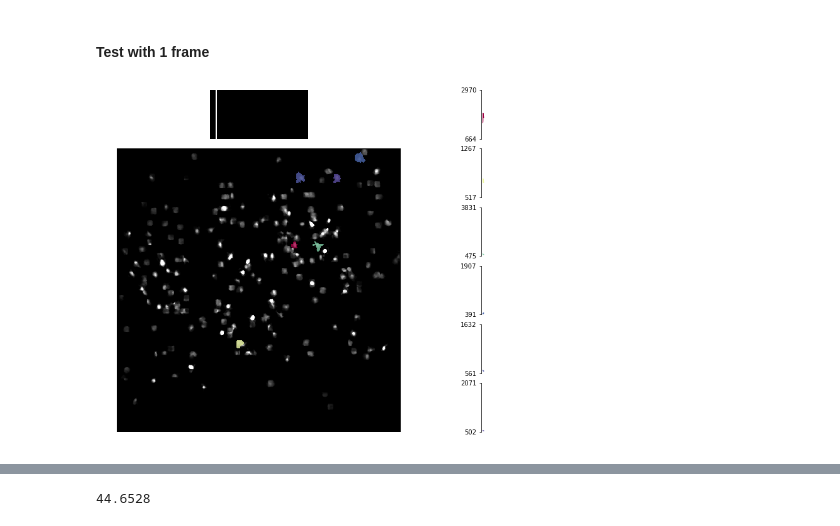
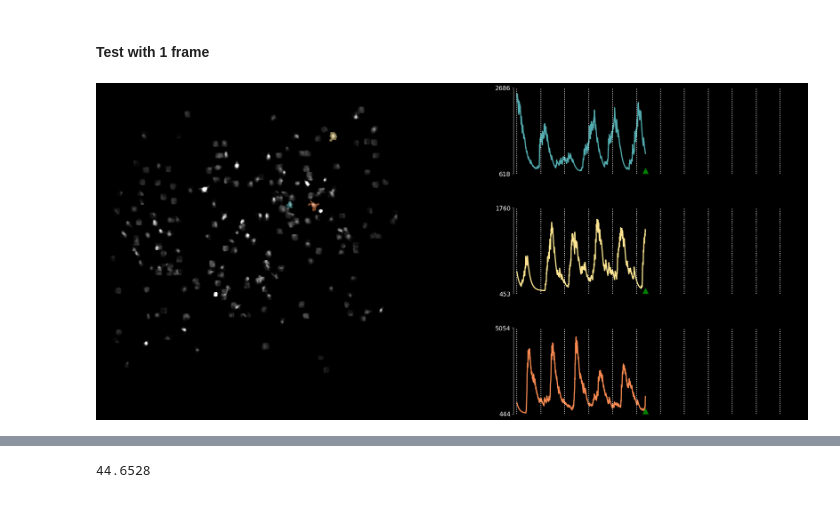
Before and after one commit to julianarhee/2p-pipeline, a Jupyter notebook: pipeline/python/classifications/notebooks/visualize_retinotopy_repsonses.ipynb, the cells around one changed output, grey strips where cells are left out. Cells and saved outputs as stored; diff of their text form; code cells hidden in the pictures.

Commit message:
make movies of retino traces

```diff
--- a/pipeline/python/classifications/notebooks/visualize_retinotopy_repsonses.ipynb
+++ b/pipeline/python/classifications/notebooks/visualize_retinotopy_repsonses.ipynb
@@ -399,11 +405 @@ for roi in roi_list:
-# %%
-phase_min = min([phase_array_cont[roi] for roi in roi_list])
-phase_max = max([phase_array_cont[roi] for roi in roi_list])
-
-roi_colors = sns.color_palette('Spectral', len(roi_list))
-
-
-norm = mpl.colors.Normalize(vmin=phase_min,vmax=phase_max)
-cmap = pl.cm.Spectral
-roi_cdict = dict((roi, cmap(norm(phase_array_cont[roi]))) for roi in roi_list)
 # %%
@@ -434,6 +439,8 @@ pl.imshow(mask_overlay, cmap='Spectral', vmin=phase_min, vmax=phase_max)
 # %%
 pl.figure()
-
+print(curr_cond)
 for rid in roi_list:
     pl.plot(traces[curr_cond][rid], color=roi_cdict[rid])
+for cyc in cycle_starts:
+    pl.axvline(x=cyc,color='k', linestyle=':')
 # %% [output]
@@ -470,16 +478,18 @@ else:
     else:
         stimulus[0:2, :] = 1
 
+    direction = -1 if curr_cond in ['right', 'top'] else 1
     iframes = [int(round(i)) for i in iframes]
     pos_int = 0
     stim_list=[]
     for fi, fpos in enumerate(iframes):
-        stimulus = np.roll(stimulus, 1, axis=1)
+        stimulus = np.roll(stimulus, direction, axis=1)
         stim_list.append(stimulus)
     stim_mov = np.array(stim_list)
 
     # Save movie:
     stimulus_mov = np.vstack([stim_mov for _ in range(n_cycles)]) * 255
     tf.imsave(stim_mov_fpath, stimulus_mov)
-print("Stimulus move:", stimulus_mov.shape)
+
+print("Stimulus mov:", stimulus_mov.shape)
 # %% [output]
@@ -488,39 +562,61 @@ Stimulus move: (2232, 186, 186)
 # %% [markdown]
 #### Test with 1 frame
 # %%
-index = 10
-vmin = phase_min
-vmax = phase_max
+index = 1000
 
-fig = pl.figure(figsize=(20, 10))
+test_fig = os.path.join(output_dir, 'experiment_movie_test.png')
+
+transparent = True
+lw = 3
+stim_marker_size = 30
+
+if transparent:
+    fig_color = 'k'
+    fig.patch.set_alpha(1)
+    fig.patch.set_facecolor('k')
+    lc = 'w'
+    pl.rcParams['savefig.facecolor']='k'
+else:
+    fig_color = 'w'
+    fig.patch.set_alpha(1.)
+    lc = 'k'
+
+fig = pl.figure(figsize=(32, 20), facecolor=fig_color)
+
 nr = len(roi_list)
 nc = 2
 
 nframes = stimulus_mov.shape[0]
-axl = pl.subplot2grid((nr, nc), (0, 0), colspan=1, rowspan=1)
-axl.imshow(stimulus_mov[index, :, :], cmap='gray')
-axl.set_aspect(1/2)
-axl.axis('off')
-
 rspan = nr
-ax0 = pl.subplot2grid((nr, nc), (1, 0), colspan=1, rowspan=nr-1)
+ax0 = pl.subplot2grid((nr, nc), (0, 0), colspan=1, rowspan=nr)
 ax0.imshow(denoised[index, :, :], cmap='gray')
-ax0.imshow(mask_overlay, cmap='Spectral', vmin=vmin, vmax=vmax, alpha=0.8)
+ax0.imshow(mask_overlay, cmap=cmap_name, vmin=vmin, vmax=vmax, alpha=0.5)
 ax0.axis('off')
 
 
 for ri, roi in enumerate(roi_list):
     ax = plt.subplot2grid((nr, nc), (ri, 1), colspan=nc-1, rowspan=1)
-    ax.set_xlim([0, nframes])
-    ax.plot(traces[curr_cond][roi][0:index], color=roi_cdict[roi])
+    ax.set_xlim([0-20, nframes])
+    if transparent:
+        ax.patch.set_alpha(1.)
+        ax.set_facecolor('k')
+    ax.plot(traces[curr_cond][roi][0:index], color=roi_cdict[roi], lw=lw)
     ax.set_xticks([])
-    ax.set_yticks([int(round(traces[curr_cond][roi].min())), int(round(traces[curr_cond][roi].max()))])
-    sns.despine(ax=ax, bottom=True, trim=True, offset=2)
+    curr_ymin = int(round(traces[curr_cond][roi].min()))
+    curr_ymax = int(round(traces[curr_cond][roi].max()))
+    yticks = [curr_ymin-50, curr_ymax]
+    ax.set_ylim(yticks)
+    ax.set_yticks(yticks)
+    sns.despine(ax=ax, bottom=True, trim=True, offset=3)
+    for cyc in cycle_starts:
+        ax.axvline(x=cyc, color=lc, linestyle=':', lw=lw-1, alpha=1.0)
+    ax.plot(index, curr_ymin-50, marker='^', color='g', markersize=stim_marker_size)
+    ax.spines['left'].set_color(lc)
+    ax.yaxis.label.set_color(lc)
+    ax.tick_params(axis='y', colors=lc, labelsize=16)
 
-#pl.subplots_adjust(top=0.9)
+pl.subplots_adjust(top=0.8, hspace=0.4, wspace=0.4, left=0.1, right=0.9, bottom=0.2)
 
-# bbox_s = axl.get_position()
-# bbox_s2 = [bbox_s.x0-0.1, bbox_s.y0,  bbox_s.width*2, bbox_s.height]
-# axl.set_position(bbox_s2)
+pl.savefig(test_fig)
 # %% [output]
-[figure, old version]
+[figure, new version]
```
Also changed, not shown: parts of 32 cells of this notebook.
